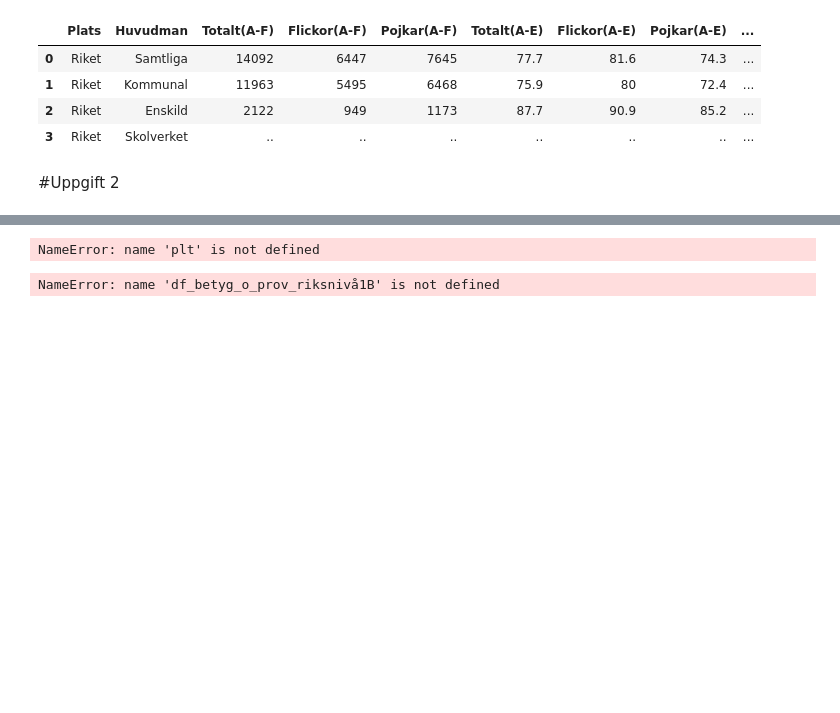
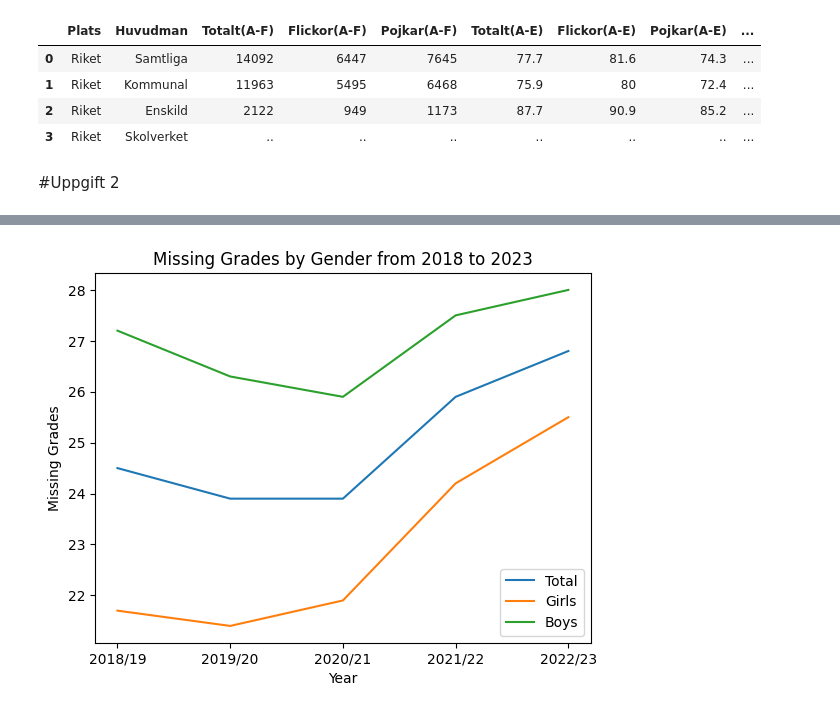
Before and after one commit to Ymhunter/python_malik_alansi_opa24, a Jupyter notebook: Lab2.ipynb, the cells around one changed output, grey strips where cells are left out. Cells and saved outputs as stored; diff of their text form; code cells hidden in the pictures; blank space fills up the shorter version.

```diff
--- a/Lab2.ipynb
+++ b/Lab2.ipynb
@@ -102,48 +99,25 @@ df_betyg_o_prov_riksnivå
 
 df_betyg_o_prov_riksnivå1Bs = df_betyg_o_prov_riksnivå1B[df_betyg_o_prov_riksnivå1B["Unnamed: 0"] == "2018/19"]
 # %%
+import matplotlib.pyplot as plt
 years_filter = ["2018/19", "2019/20", "2020/21", "2021/22", "2022/23"]
 df_filtered_years = df_betyg_o_prov_riksnivå1B[df_betyg_o_prov_riksnivå1B["Unnamed: 0"].isin(years_filter)]
 
 
 df_filtered_years = df_filtered_years.rename(columns={"Unnamed: 0": "Year", "Totalt.2": "Total", "Flickor.2": "Girls", "Pojkar.2": "Boys"})
 
 
-plt.figure(figsize=(10, 6))
 plt.plot(df_filtered_years["Year"], df_filtered_years["Total"], label="Total")
 plt.plot(df_filtered_years["Year"], df_filtered_years["Girls"], label="Girls")
 plt.plot(df_filtered_years["Year"], df_filtered_years["Boys"], label="Boys")
 
 
 plt.xlabel("Year")
 plt.ylabel("Missing Grades")
 plt.title("Missing Grades by Gender from 2018 to 2023")
 plt.legend()
 
 
 plt.show()
 # %% [output]
-NameError: name 'plt' is not defined
+[figure, added]
-# %%
-years_filter = ["2018/19", "2019/20", "2020/21", "2021/22", "2022/23"]
-df_filtered_years = df_betyg_o_prov_riksnivå1B[df_betyg_o_prov_riksnivå1B["Unnamed: 0"].isin(years_filter)]
-
-
-df_filtered_years = df_filtered_years.rename(columns={"Unnamed: 0": "Year", "Totalt.2": "Total", "Flickor.2": "Girls", "Pojkar.2": "Boys"})
-
-
-plt.figure(figsize=(10, 6))
-plt.plot(df_filtered_years["Year"], df_filtered_years["Total"], label="Total")
-plt.plot(df_filtered_years["Year"], df_filtered_years["Girls"], label="Girls")
-plt.plot(df_filtered_years["Year"], df_filtered_years["Boys"], label="Boys")
-
-
-plt.xlabel("Year")
-plt.ylabel("Missing Grades")
-plt.title("Missing Grades by Gender from 2018 to 2023")
-plt.legend()
-
-
-plt.show()
-# %% [output]
-NameError: name 'df_betyg_o_prov_riksnivå1B' is not defined
```
Also changed, not shown: parts of 3 cells of this notebook.
